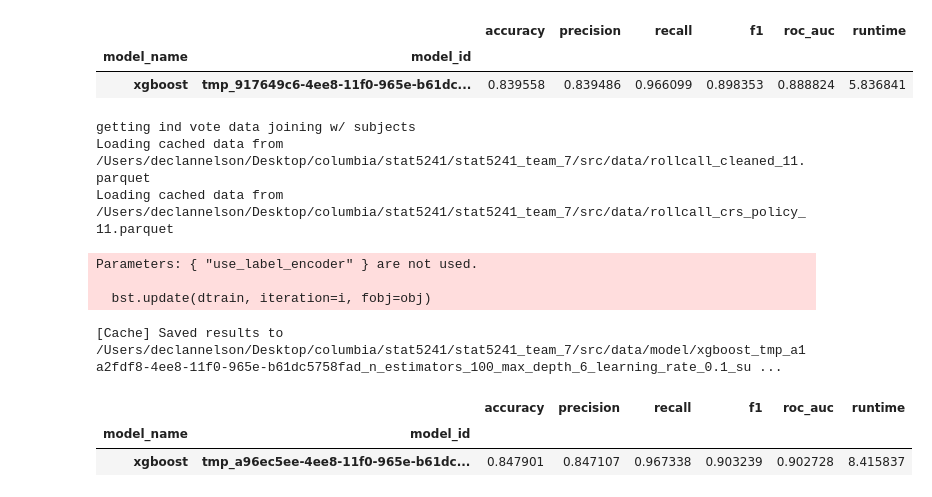
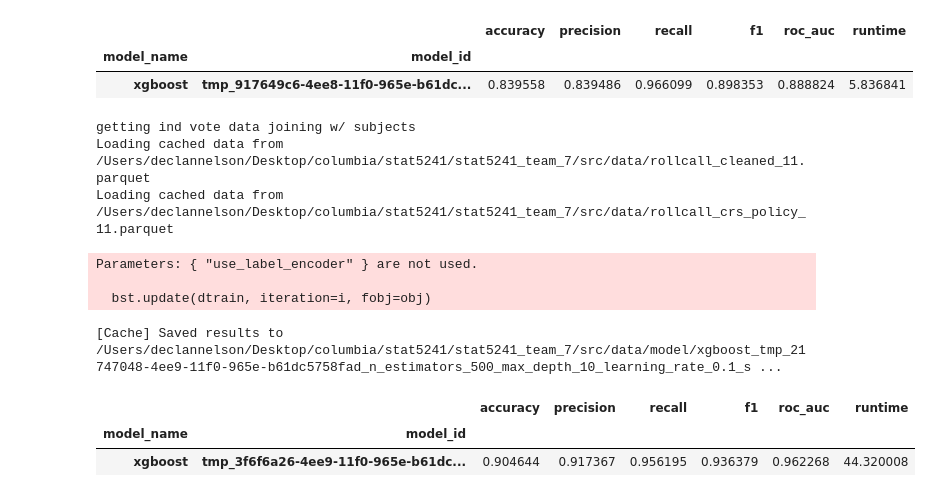
Before and after one commit to DeclanNelson178/stat5241_team_7, a Jupyter notebook: src/notebooks/xg_boost_exploration.ipynb, the cells around one changed output. Drawn from its saved outputs; the diff is of its cells as text; code cells hidden in the pictures.

```diff
--- a/src/notebooks/xg_boost_exploration.ipynb
+++ b/src/notebooks/xg_boost_exploration.ipynb
@@ -202,23 +202,23 @@ Parameters: { "use_label_encoder" } are not used.
 # %%
 from src.data_loaders.rollcall import get_training_data_v6
 
 df_v6 = get_training_data_v6()[-1]
 default_kwargs = {
     "n_estimators": 500,
-    "max_depth": 8,
+    "max_depth": 10,
     "learning_rate": 0.1,
     "subsample": 0.8,
     "colsample_bytree": 0.8,
 }
 XGBoostModel(dataset=DatasetOnTheFly(df=df_v6.drop(columns="icpsr"), target="vote_for"), kwargs_for_model=default_kwargs, verbose=False).run_model()
 # %% [output]
 getting ind vote data joining w/ subjects
 Loading cached data from /Users/declannelson/Desktop/columbia/stat5241/stat5241_team_7/src/data/rollcall_cleaned_11.parquet
 Loading cached data from /Users/declannelson/Desktop/columbia/stat5241/stat5241_team_7/src/data/rollcall_crs_policy_11.parquet
 Parameters: { "use_label_encoder" } are not used.
 
   bst.update(dtrain, iteration=i, fobj=obj)
-[Cache] Saved results to /Users/declannelson/Desktop/columbia/stat5241/stat5241_team_7/src/data/model/xgboost_tmp_a1a2fdf8-4ee8-11f0-965e-b61dc5758fad_n_estimators_100_max_depth_6_learning_rate_0.1_su ...
+[Cache] Saved results to /Users/declannelson/Desktop/columbia/stat5241/stat5241_team_7/src/data/model/xgboost_tmp_21747048-4ee9-11f0-965e-b61dc5758fad_n_estimators_500_max_depth_10_learning_rate_0.1_s ...
 |  |  | accuracy | precision | recall | f1 | roc_auc | runtime |
 | model_name | model_id |  |  |  |  |  |  |
-| xgboost | tmp_a96ec5ee-4ee8-11f0-965e-b61dc... | 0.847901 | 0.847107 | 0.967338 | 0.903239 | 0.902728 | 8.415837 |
+| xgboost | tmp_3f6f6a26-4ee9-11f0-965e-b61dc... | 0.904644 | 0.917367 | 0.956195 | 0.936379 | 0.962268 | 44.320008 |
```
Also changed, not shown: 8 other files.
